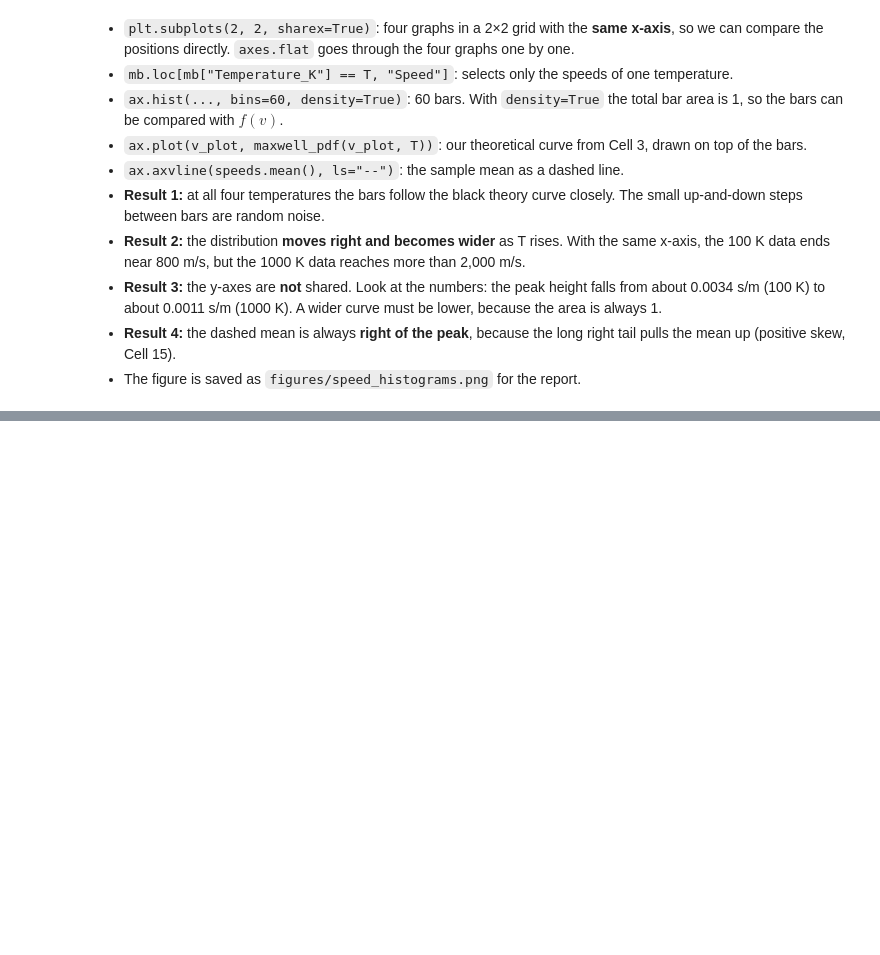
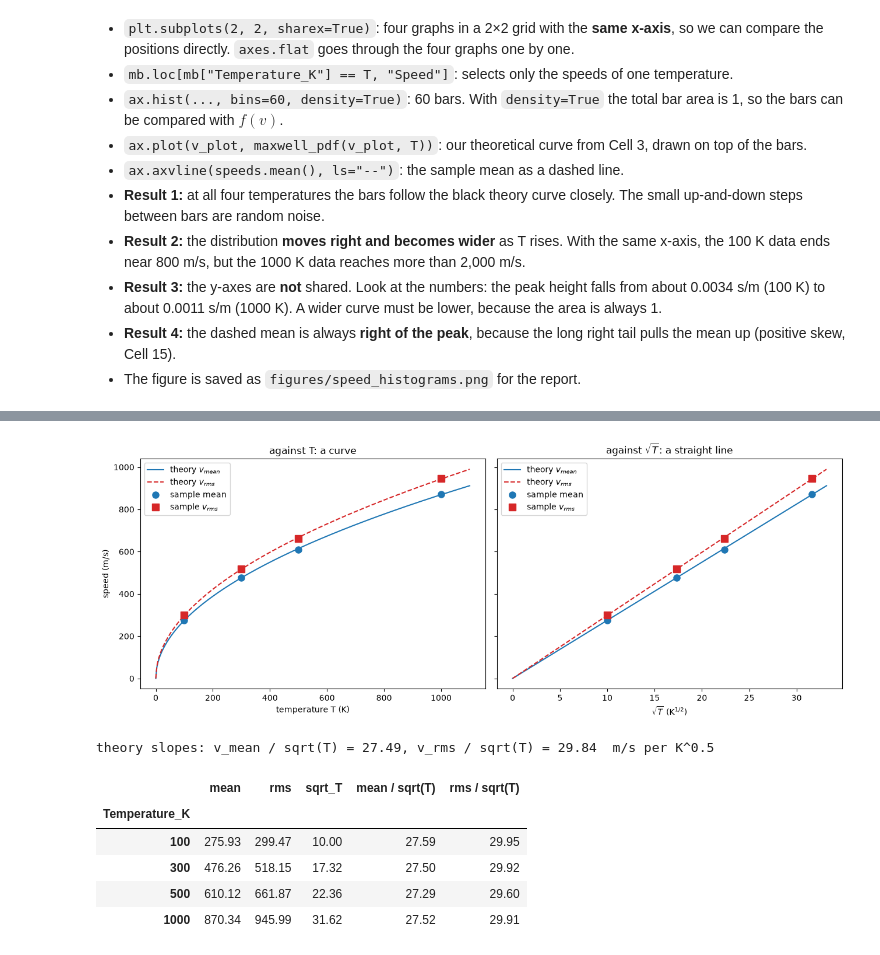
Before and after one commit to 2026023DataAnalysis/Strategy_thinking, a Jupyter notebook: Fluid Data Analytic.ipynb, the cells around one changed output, grey strips where cells are left out. Drawn from its saved outputs; the diff is of its cells as text; code cells hidden in the pictures; blank space fills up the shorter version.

```diff
--- a/Fluid Data Analytic.ipynb
+++ b/Fluid Data Analytic.ipynb
@@ -773,0 +820,36 @@ plt.show()
+# %%
+by_T = mb.groupby("Temperature_K")["Speed"].agg(mean="mean", rms=lambda v: np.sqrt(np.mean(v**2)))
+by_T["sqrt_T"] = np.sqrt(by_T.index)
+by_T["mean / sqrt(T)"] = by_T["mean"] / by_T["sqrt_T"]
+by_T["rms / sqrt(T)"] = by_T["rms"] / by_T["sqrt_T"]
+
+T_line = np.linspace(0, 1100, 300)
+fig, axes = plt.subplots(1, 2, figsize=(13, 5), sharey=True)
+panels = [(axes[0], by_T.index, T_line, "temperature T (K)", "against T: a curve"),
+          (axes[1], by_T["sqrt_T"], np.sqrt(T_line), "$\\sqrt{T}$ (K$^{1/2}$)", "against $\\sqrt{T}$: a straight line")]
+
+for ax, x, x_line, xlabel, title in panels:
+    ax.plot(x_line, v_mean_theory(T_line), color="tab:blue", label="theory $v_{mean}$")
+    ax.plot(x_line, v_rms_theory(T_line), color="tab:red", ls="--", label="theory $v_{rms}$")
+    ax.plot(x, by_T["mean"], "o", color="tab:blue", markersize=8, label="sample mean")
+    ax.plot(x, by_T["rms"], "s", color="tab:red", markersize=8, label="sample $v_{rms}$")
+    ax.set_xlabel(xlabel)
+    ax.set_title(title)
+    ax.legend()
+axes[0].set_ylabel("speed (m/s)")
+
+plt.tight_layout()
+plt.savefig("figures/speed_vs_T_and_sqrtT.png", dpi=200)
+plt.show()
+
+print(f"theory slopes: v_mean / sqrt(T) = {v_mean_theory(1):.2f}, v_rms / sqrt(T) = {v_rms_theory(1):.2f}  m/s per K^0.5")
+by_T.round(2)
+# %% [output]
+[figure, added]
+theory slopes: v_mean / sqrt(T) = 27.49, v_rms / sqrt(T) = 29.84  m/s per K^0.5
+|  | mean | rms | sqrt_T | mean / sqrt(T) | rms / sqrt(T) |
+| Temperature_K |  |  |  |  |  |
+| 100 | 275.93 | 299.47 | 10.00 | 27.59 | 29.95 |
+| 300 | 476.26 | 518.15 | 17.32 | 27.50 | 29.92 |
+| 500 | 610.12 | 661.87 | 22.36 | 27.29 | 29.60 |
+| 1000 | 870.34 | 945.99 | 31.62 | 27.52 | 29.91 |
```
Also changed, not shown: parts of 14 cells of this notebook, 5 other files.
